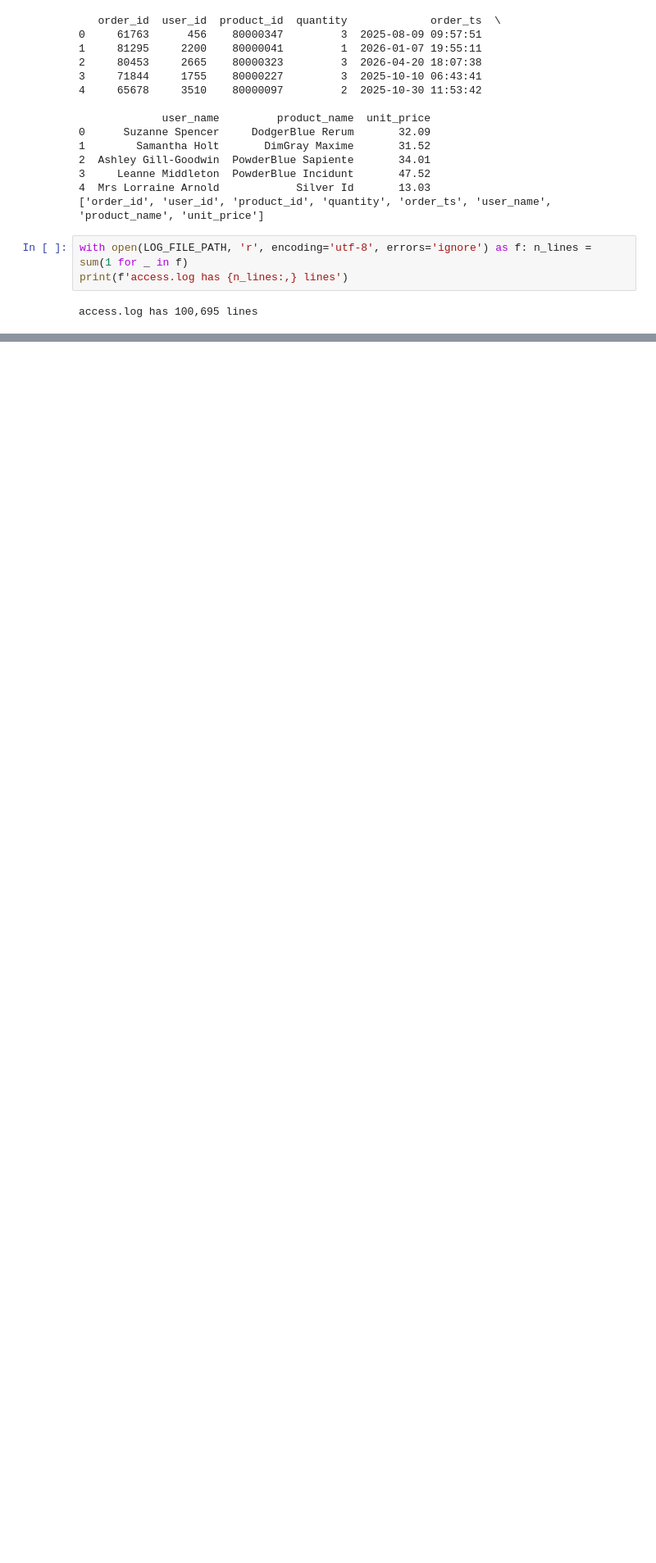
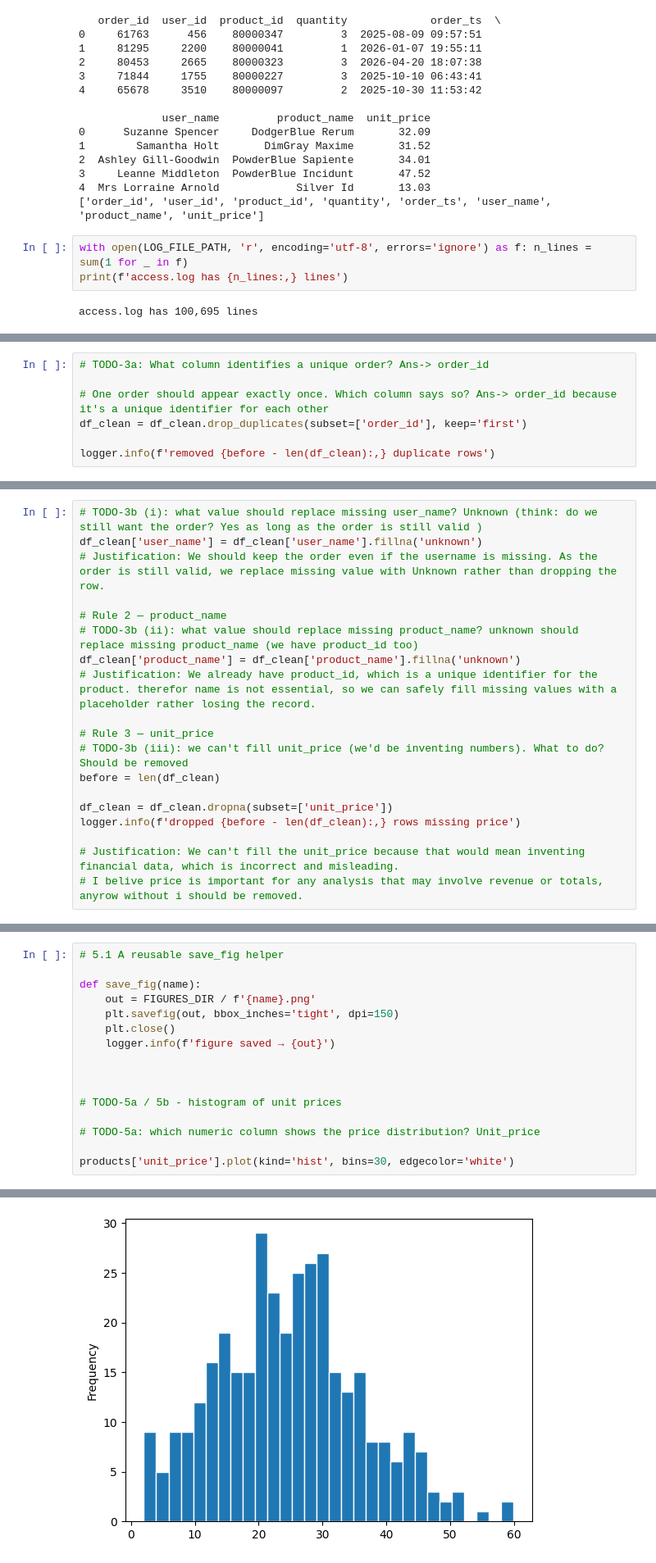
Before and after one commit to kadedamola40-svg/Learning-Journal, a Jupyter notebook: Hackathon1_Adedamola.ipynb, the cells around one changed output, grey strips where cells are left out. Shown at 82% size. Saved outputs shown, nothing was run; the diff lists cells and outputs as text; blank space fills up the shorter version.

```diff
--- a/Hackathon1_Adedamola.ipynb
+++ b/Hackathon1_Adedamola.ipynb
@@ -165,0 +160,7 @@ TypeError: unhashable type: 'DataFrame'
+# %%
+# TODO-3a: What column identifies a unique order? Ans-> order_id
+
+# One order should appear exactly once. Which column says so? Ans-> order_id because it's a unique identifier for each other
+df_clean = df_clean.drop_duplicates(subset=['order_id'], keep='first')
+
+logger.info(f'removed {before - len(df_clean):,} duplicate rows')
@@ -165,0 +170,19 @@ TypeError: unhashable type: 'DataFrame'
+# %%
+# TODO-3b (i): what value should replace missing user_name? Unknown (think: do we still want the order? Yes as long as the order is still valid )
+df_clean['user_name'] = df_clean['user_name'].fillna('unknown')
+# Justification: We should keep the order even if the username is missing. As the order is still valid, we replace missing value with Unknown rather than dropping the row.
+
+# Rule 2 — product_name
+# TODO-3b (ii): what value should replace missing product_name? unknown should replace missing product_name (we have product_id too)
+df_clean['product_name'] = df_clean['product_name'].fillna('unknown')
+# Justification: We already have product_id, which is a unique identifier for the product. therefor name is not essential, so we can safely fill missing values with a placeholder rather losing the record.
+
+# Rule 3 — unit_price
+# TODO-3b (iii): we can't fill unit_price (we'd be inventing numbers). What to do? Should be removed
+before = len(df_clean)
+
+df_clean = df_clean.dropna(subset=['unit_price'])
+logger.info(f'dropped {before - len(df_clean):,} rows missing price')
+
+# Justification: We can't fill the unit_price because that would mean inventing financial data, which is incorrect and misleading.
+# I belive price is important for any analysis that may involve revenue or totals, anyrow without i should be removed.
@@ -165,0 +276,17 @@ TypeError: unhashable type: 'DataFrame'
+# %%
+# 5.1 A reusable save_fig helper
+
+def save_fig(name):
+    out = FIGURES_DIR / f'{name}.png'
+    plt.savefig(out, bbox_inches='tight', dpi=150)
+    plt.close()
+    logger.info(f'figure saved → {out}')
+
+
+
+# TODO-5a / 5b - histogram of unit prices
+
+# TODO-5a: which numeric column shows the price distribution? Unit_price
+
+products['unit_price'].plot(kind='hist', bins=30, edgecolor='white')
+# %% [output]
@@ -165,0 +294 @@ TypeError: unhashable type: 'DataFrame'
+[figure, added]
```
Also changed, not shown: parts of 33 cells of this notebook.
